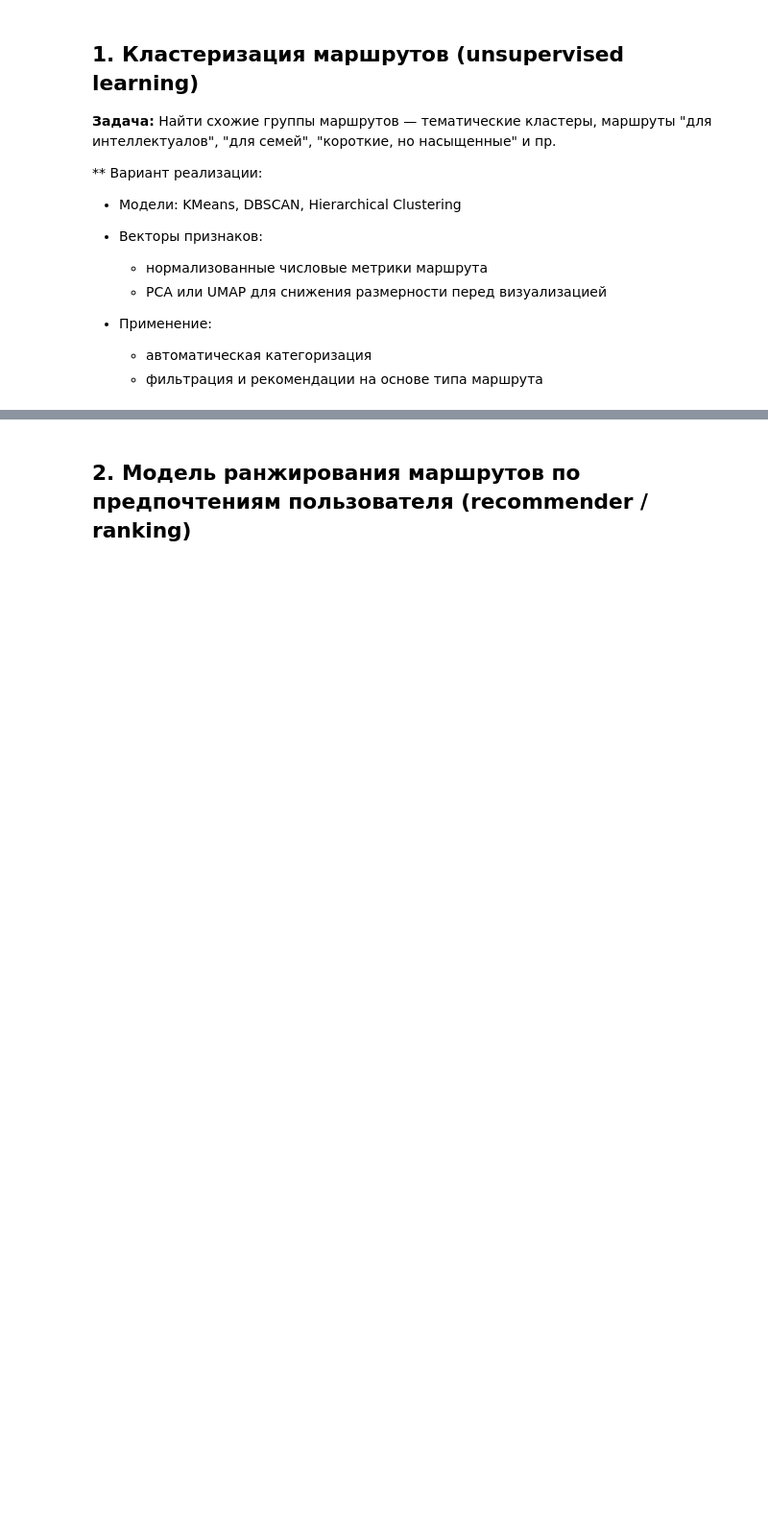
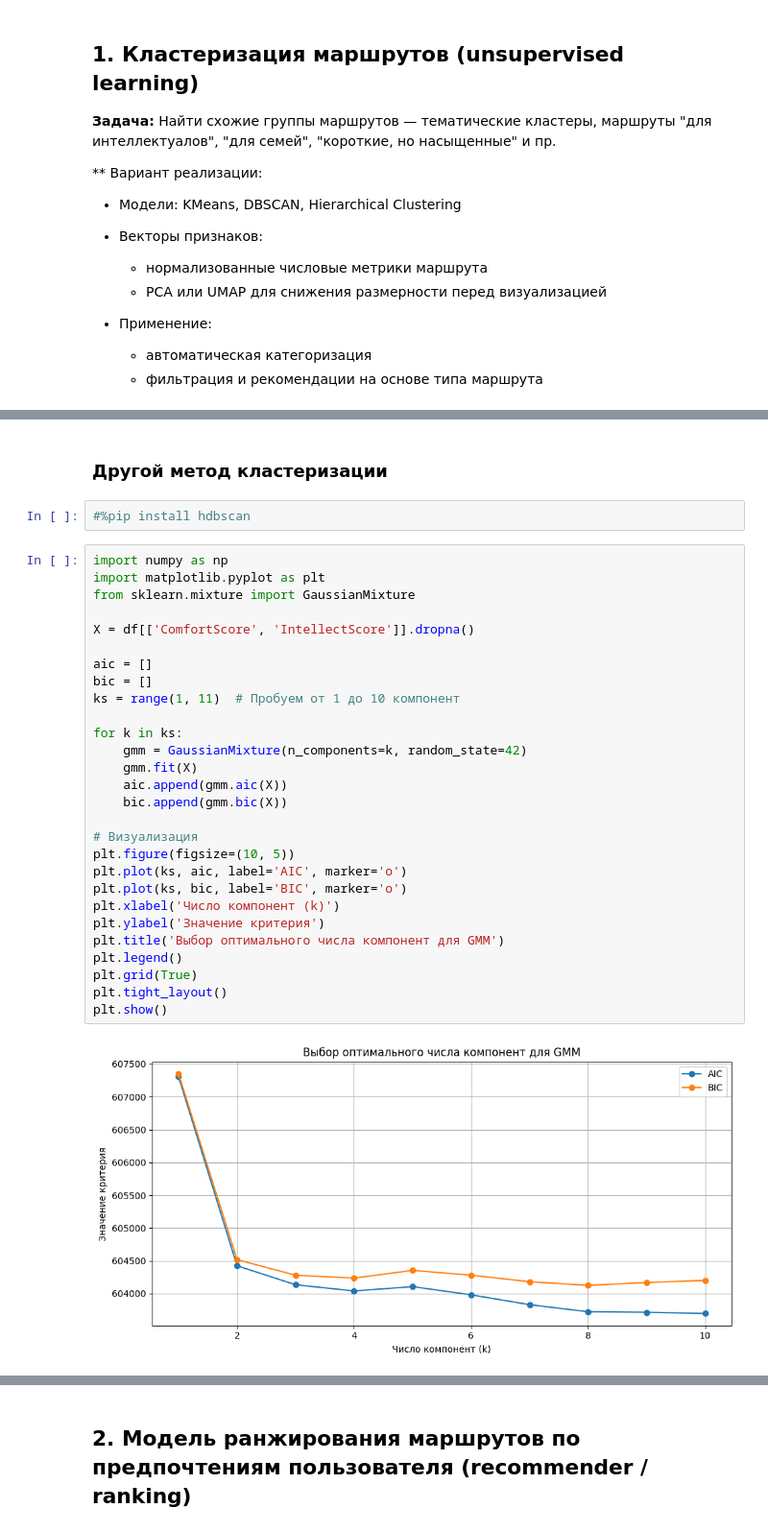
Before and after one commit to dmagog/Figaro, a Jupyter notebook: dz/04_extract_and_model/02 - GenerateRoute.ipynb, the cells around one changed output, grey strips where cells are left out. Shown at 96% size. Saved outputs shown, nothing was run; the diff lists cells and outputs as text; blank space fills up the shorter version.

```diff
--- a/dz/04_extract_and_model/02 - GenerateRoute.ipynb
+++ b/dz/04_extract_and_model/02 - GenerateRoute.ipynb
@@ -1239,0 +1343,34 @@ Name: count, Length: 76, dtype: int64
+# %% [markdown]
+### Другой метод кластеризации
+# %%
+#%pip install hdbscan
+# %%
+import numpy as np
+import matplotlib.pyplot as plt
+from sklearn.mixture import GaussianMixture
+
+X = df[['ComfortScore', 'IntellectScore']].dropna()
+
+aic = []
+bic = []
+ks = range(1, 11)  # Пробуем от 1 до 10 компонент
+
+for k in ks:
+    gmm = GaussianMixture(n_components=k, random_state=42)
+    gmm.fit(X)
+    aic.append(gmm.aic(X))
+    bic.append(gmm.bic(X))
+
+# Визуализация
+plt.figure(figsize=(10, 5))
+plt.plot(ks, aic, label='AIC', marker='o')
+plt.plot(ks, bic, label='BIC', marker='o')
+plt.xlabel('Число компонент (k)')
+plt.ylabel('Значение критерия')
+plt.title('Выбор оптимального числа компонент для GMM')
+plt.legend()
+plt.grid(True)
+plt.tight_layout()
+plt.show()
+# %% [output]
+[figure, added]
```
Also changed, not shown: parts of 13 cells of this notebook, 3 other files.
